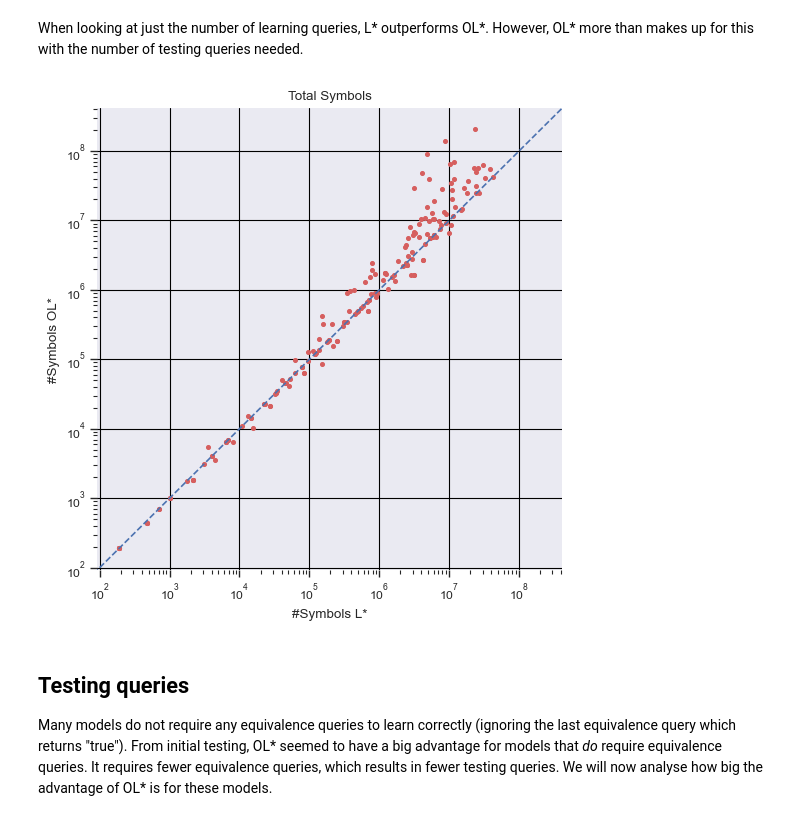
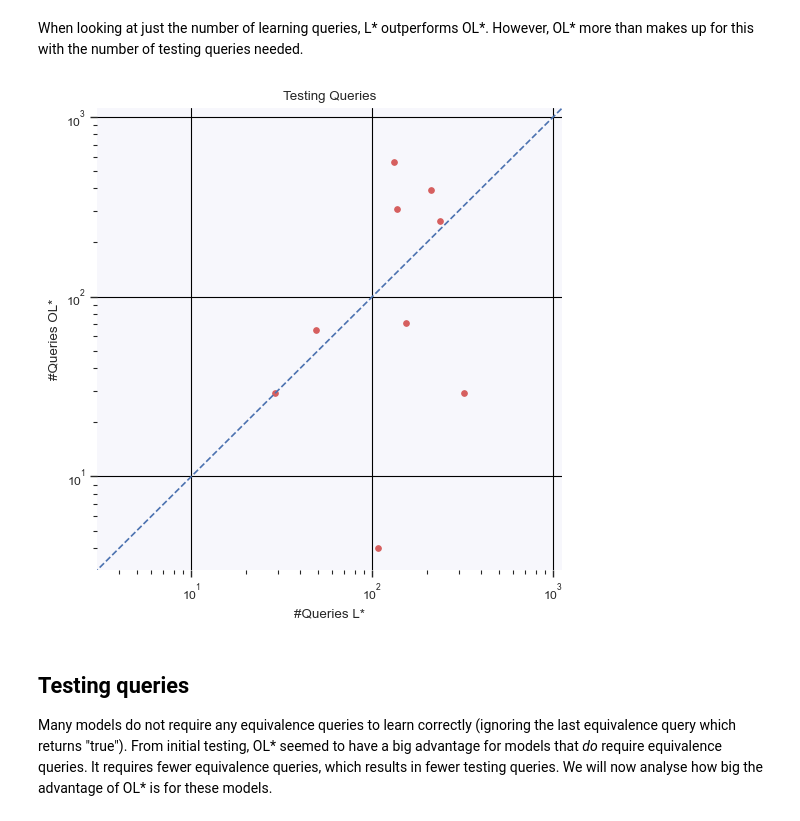
Before and after one commit to SCRK16/OLStar, a Jupyter notebook: code/python/analysis.ipynb, the cells around one changed output. Drawn from its saved outputs; the diff is of its cells as text; code cells hidden in the pictures.

Commit message:
Improve figure legibility

```diff
--- a/code/python/analysis.ipynb
+++ b/code/python/analysis.ipynb
@@ -94,34 +94,36 @@ L* Total:  777_234.00
 When looking at just the number of learning queries, L\* outperforms OL\*. However, OL\* more than makes up for this with the number of testing queries needed.
 # %%
 def plot_queries(df_lstar, df_olstar, data="Queries"):
-    queries_lstar  = total_queries(df_lstar) if data == "Queries" else total_symbols(df_lstar)
-    queries_olstar = total_queries(df_olstar) if data == "Queries" else total_symbols(df_olstar)
+    queries_lstar  = df_lstar["Testing queries"] #total_queries(df_lstar) if data == "Queries" else total_symbols(df_lstar)
+    queries_olstar = df_olstar["Testing queries"] #total_queries(df_olstar) if data == "Queries" else total_symbols(df_olstar)
 
     plt.figure(figsize=(6,6))
 
-    plt.scatter(queries_lstar, queries_olstar, color=sns.color_palette("muted")[3], s=8)
+    plt.scatter(queries_lstar, queries_olstar, color=sns.color_palette("muted")[3], s=16)
     max_queries = max(queries_lstar.max(), queries_olstar.max())
     xy = np.linspace(0, max_queries*2, 100)
     plt.plot(xy, xy, 'b--')
     plt.xscale("log")
     plt.yscale("log")
     min_lim = min(plt.xlim()[0], plt.ylim()[0])
     plt.xlim(min_lim, max_queries*2)
     plt.ylim(min_lim, max_queries*2)
 
     plt.xlabel("#" + data + " L*")
     plt.ylabel("#" + data + " OL*")
-    plt.title("Total " + data)
+    plt.title("Testing " + data)
     ax = plt.gca()
+    ax.set_facecolor((0.97, 0.97, 0.99))
     ax.grid(axis="both", color="black")
+
     for spine in ax.spines.values():
         spine.set_visible(False)
     plt.tick_params(which="both", bottom=True, left=True)
     plt.show()
 
-plot_queries(data_lstar, data_olstar, data="Symbols")
+plot_queries(data_lstar, data_olstar, data="Queries")
 # %% [output]
-[figure, old version]
+[figure, new version]
 # %% [markdown]
 ## Testing queries
 
```
Also changed, not shown: parts of 5 cells of this notebook.
